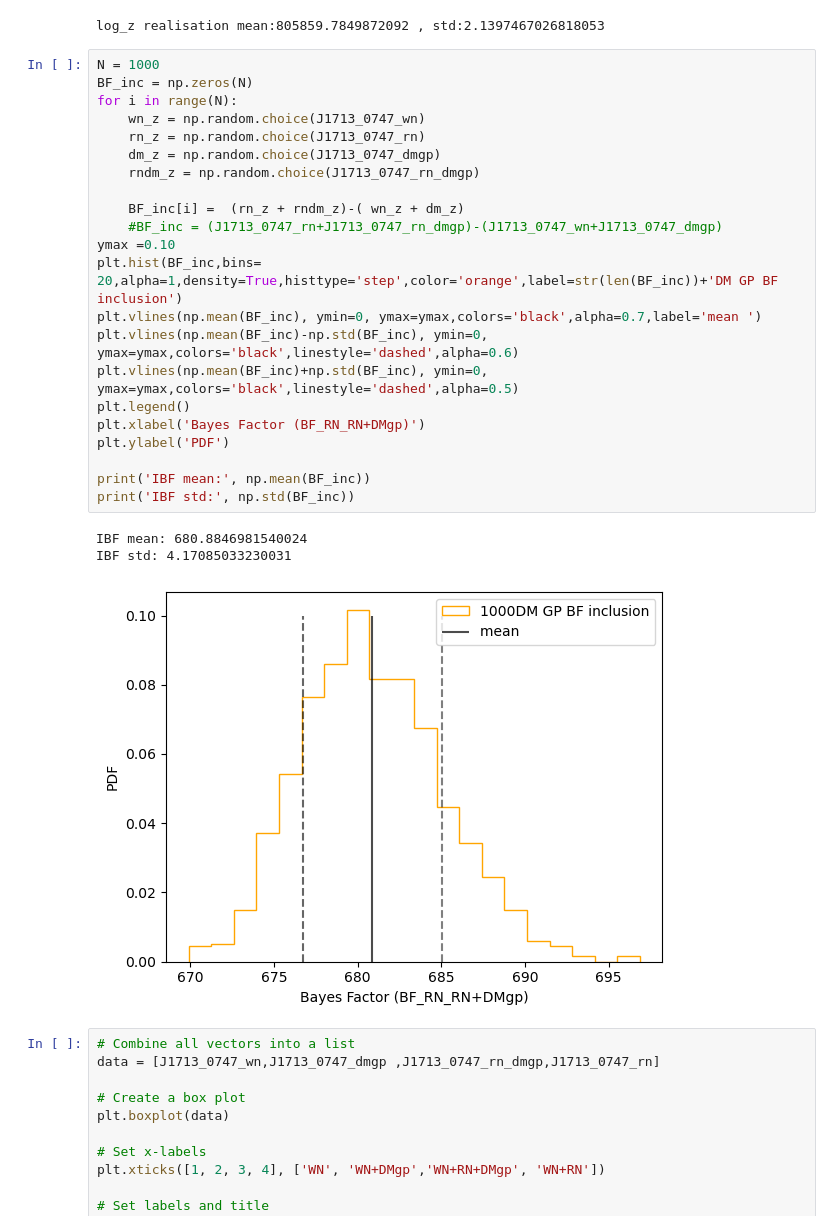
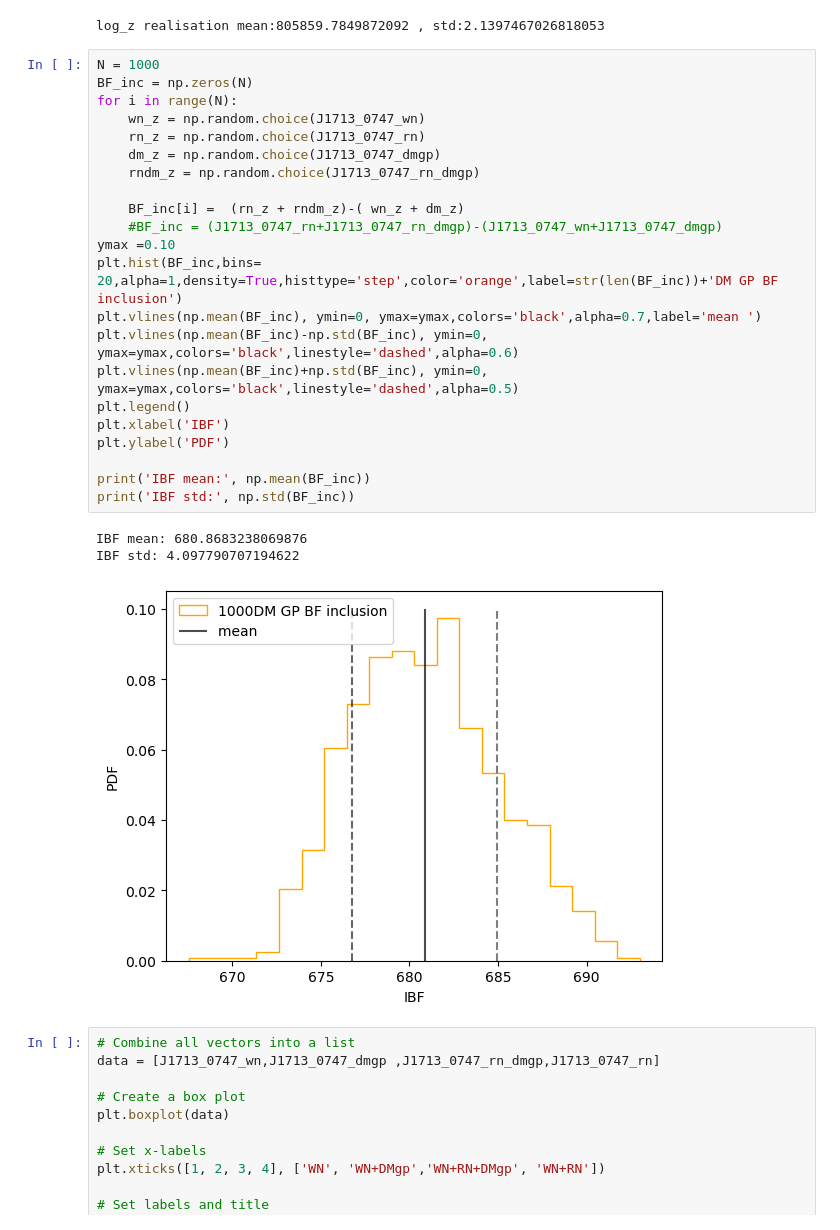
Before and after one commit to ApokryphaV1/GSS-estimator, a Jupyter notebook: Nanograv/single_noise_analysis/scripts/single_plot.ipynb, the cells around one changed output. Drawn from its saved outputs; the diff is of its cells as text.

Commit message:
added log(z), BF and IBF plot fixed

```diff
--- a/Nanograv/single_noise_analysis/scripts/single_plot.ipynb
+++ b/Nanograv/single_noise_analysis/scripts/single_plot.ipynb
@@ -166,29 +166,29 @@ log_z realisation mean:805859.7849872092 , std:2.1397467026818053
 # %%
 N = 1000
 BF_inc = np.zeros(N)
 for i in range(N):
     wn_z = np.random.choice(J1713_0747_wn)
     rn_z = np.random.choice(J1713_0747_rn)
     dm_z = np.random.choice(J1713_0747_dmgp)
     rndm_z = np.random.choice(J1713_0747_rn_dmgp)
 
     BF_inc[i] =  (rn_z + rndm_z)-( wn_z + dm_z)
     #BF_inc = (J1713_0747_rn+J1713_0747_rn_dmgp)-(J1713_0747_wn+J1713_0747_dmgp)
 ymax =0.10
 plt.hist(BF_inc,bins= 20,alpha=1,density=True,histtype='step',color='orange',label=str(len(BF_inc))+'DM GP BF inclusion')
 plt.vlines(np.mean(BF_inc), ymin=0, ymax=ymax,colors='black',alpha=0.7,label='mean ')
 plt.vlines(np.mean(BF_inc)-np.std(BF_inc), ymin=0, ymax=ymax,colors='black',linestyle='dashed',alpha=0.6)
 plt.vlines(np.mean(BF_inc)+np.std(BF_inc), ymin=0, ymax=ymax,colors='black',linestyle='dashed',alpha=0.5)
 plt.legend()
-plt.xlabel('Bayes Factor (BF_RN_RN+DMgp)')
+plt.xlabel('IBF')
 plt.ylabel('PDF')
 
 print('IBF mean:', np.mean(BF_inc))
 print('IBF std:', np.std(BF_inc))
 # %% [output]
-IBF mean: 680.8846981540024
-IBF std: 4.17085033230031
+IBF mean: 680.8683238069876
+IBF std: 4.097790707194622
-[figure, old version]
+[figure, new version]
 # %%
 # Combine all vectors into a list
 data = [J1713_0747_wn,J1713_0747_dmgp ,J1713_0747_rn_dmgp,J1713_0747_rn]
```
Also changed, not shown: parts of 4 cells of this notebook.
